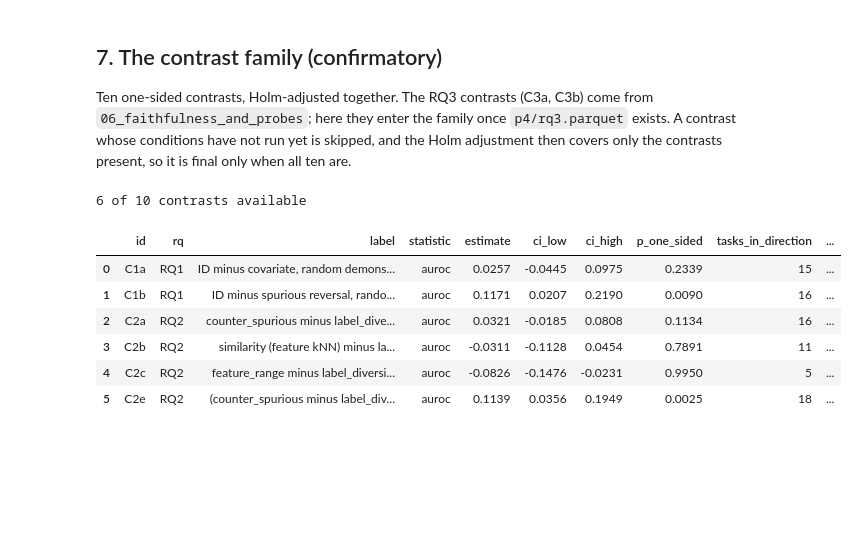
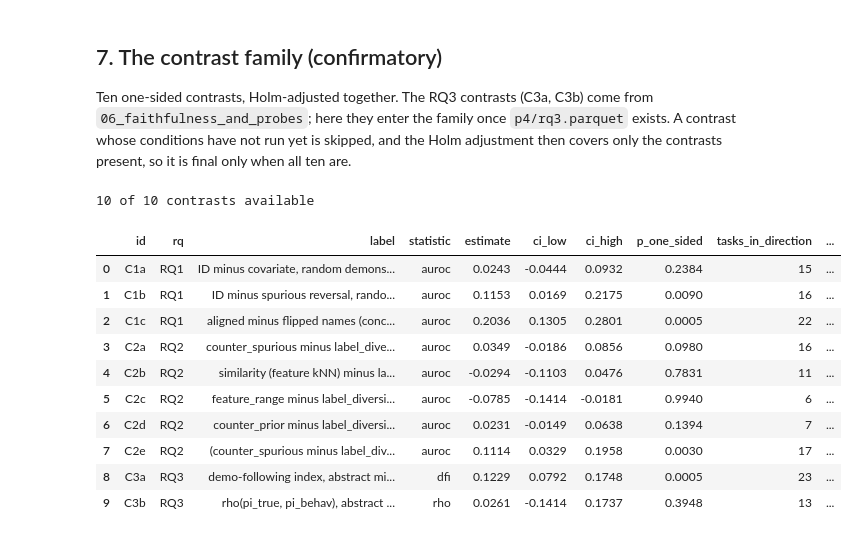
Before and after one commit to Chenuka-Garusinghe/LLM-ICL-OOD-Honours, a Jupyter notebook: sata-project/notebooks/05_analysis.ipynb, the cells around one changed output. Cells and saved outputs as stored; diff of their text form; code cells hidden in the pictures; blank space fills up the shorter version.

Commit message:
results up till P4 from P0

```diff
--- a/sata-project/notebooks/05_analysis.ipynb
+++ b/sata-project/notebooks/05_analysis.ipynb
@@ -34,7 +38,9 @@ from src.data.suites import load_suite
 from src.evaluation.analysis import CONTRASTS, cell_metrics, prior_agreement, run_contrasts, summary_table
 
 RESULTS = resolve_path(config.paths.results)
-grid = pd.read_parquet(RESULTS / "p4" / "grid.parquet")
+P4 = RESULTS / "h200" / "p4"          # the P4 run (Runpod H200); RESULTS / "p4" holds the Mac's partial run
+grid = pd.concat([pd.read_parquet(f) for f in (P4 / "grid.parquet", P4 / "grid_cpm.parquet") if f.exists()],
+                 ignore_index=True)
 manifest = load_suite("eval", config)
 sigma = {t["task_id"]: t["spurious_direction"] for t in manifest["tasks"]}
 cells = cell_metrics(grid)
@@ -252,29 +284,33 @@ A contrast whose conditions have not run yet is skipped, and the Holm adjustment
 # %%
 from src.evaluation.analysis import true_importance_by_column
 
-rq3_path = RESULTS / "p4" / "rq3.parquet"
+rq3_path = P4 / "rq3.parquet"
 rq3 = pd.read_parquet(rq3_path) if rq3_path.exists() else None
 available = []
 for c in CONTRASTS:
     if c["kind"].startswith("rq3"):
         ok = rq3 is not None and {c["naming_a"], c["naming_b"]} <= set(rq3.naming)
     else:
         need_n = {c.get("naming"), c.get("naming_a"), c.get("naming_b")} - {None}
         need_s = {c.get("strategy"), c.get("a"), c.get("b")} - {None}
         ok = need_n <= set(grid.naming) and need_s <= set(grid.strategy)
     if ok:
         available.append(c)
 res = run_contrasts(grid, rq3, true_importance_by_column(manifest), n_bootstrap=2000, contrasts=available)
 print(f"{len(available)} of {len(CONTRASTS)} contrasts available")
 with pd.option_context("display.max_colwidth", 80):
     display(res.round(4))
-res.to_csv(RESULTS / "p4" / "contrasts.csv", index=False)
+res.to_csv(P4 / "contrasts.csv", index=False)
 # %% [output]
-6 of 10 contrasts available
+10 of 10 contrasts available
 |  | id | rq | label | statistic | estimate | ci_low | ci_high | p_one_sided | tasks_in_direction | ... |
-| 0 | C1a | RQ1 | ID minus covariate, random demons... | auroc | 0.0257 | -0.0445 | 0.0975 | 0.2339 | 15 | ... |
-| 1 | C1b | RQ1 | ID minus spurious reversal, rando... | auroc | 0.1171 | 0.0207 | 0.2190 | 0.0090 | 16 | ... |
-| 2 | C2a | RQ2 | counter_spurious minus label_dive... | auroc | 0.0321 | -0.0185 | 0.0808 | 0.1134 | 16 | ... |
-| 3 | C2b | RQ2 | similarity (feature kNN) minus la... | auroc | -0.0311 | -0.1128 | 0.0454 | 0.7891 | 11 | ... |
-| 4 | C2c | RQ2 | feature_range minus label_diversi... | auroc | -0.0826 | -0.1476 | -0.0231 | 0.9950 | 5 | ... |
-| 5 | C2e | RQ2 | (counter_spurious minus label_div... | auroc | 0.1139 | 0.0356 | 0.1949 | 0.0025 | 18 | ... |
+| 0 | C1a | RQ1 | ID minus covariate, random demons... | auroc | 0.0243 | -0.0444 | 0.0932 | 0.2384 | 15 | ... |
+| 1 | C1b | RQ1 | ID minus spurious reversal, rando... | auroc | 0.1153 | 0.0169 | 0.2175 | 0.0090 | 16 | ... |
+| 2 | C1c | RQ1 | aligned minus flipped names (conc... | auroc | 0.2036 | 0.1305 | 0.2801 | 0.0005 | 22 | ... |
+| 3 | C2a | RQ2 | counter_spurious minus label_dive... | auroc | 0.0349 | -0.0186 | 0.0856 | 0.0980 | 16 | ... |
+| 4 | C2b | RQ2 | similarity (feature kNN) minus la... | auroc | -0.0294 | -0.1103 | 0.0476 | 0.7831 | 11 | ... |
+| 5 | C2c | RQ2 | feature_range minus label_diversi... | auroc | -0.0785 | -0.1414 | -0.0181 | 0.9940 | 6 | ... |
+| 6 | C2d | RQ2 | counter_prior minus label_diversi... | auroc | 0.0231 | -0.0149 | 0.0638 | 0.1394 | 7 | ... |
+| 7 | C2e | RQ2 | (counter_spurious minus label_div... | auroc | 0.1114 | 0.0329 | 0.1958 | 0.0030 | 17 | ... |
+| 8 | C3a | RQ3 | demo-following index, abstract mi... | dfi | 0.1229 | 0.0792 | 0.1748 | 0.0005 | 23 | ... |
+| 9 | C3b | RQ3 | rho(pi_true, pi_behav), abstract ... | rho | 0.0261 | -0.1414 | 0.1737 | 0.3948 | 13 | ... |
```
Also changed, not shown: parts of 18 cells of this notebook, 26 other files.
